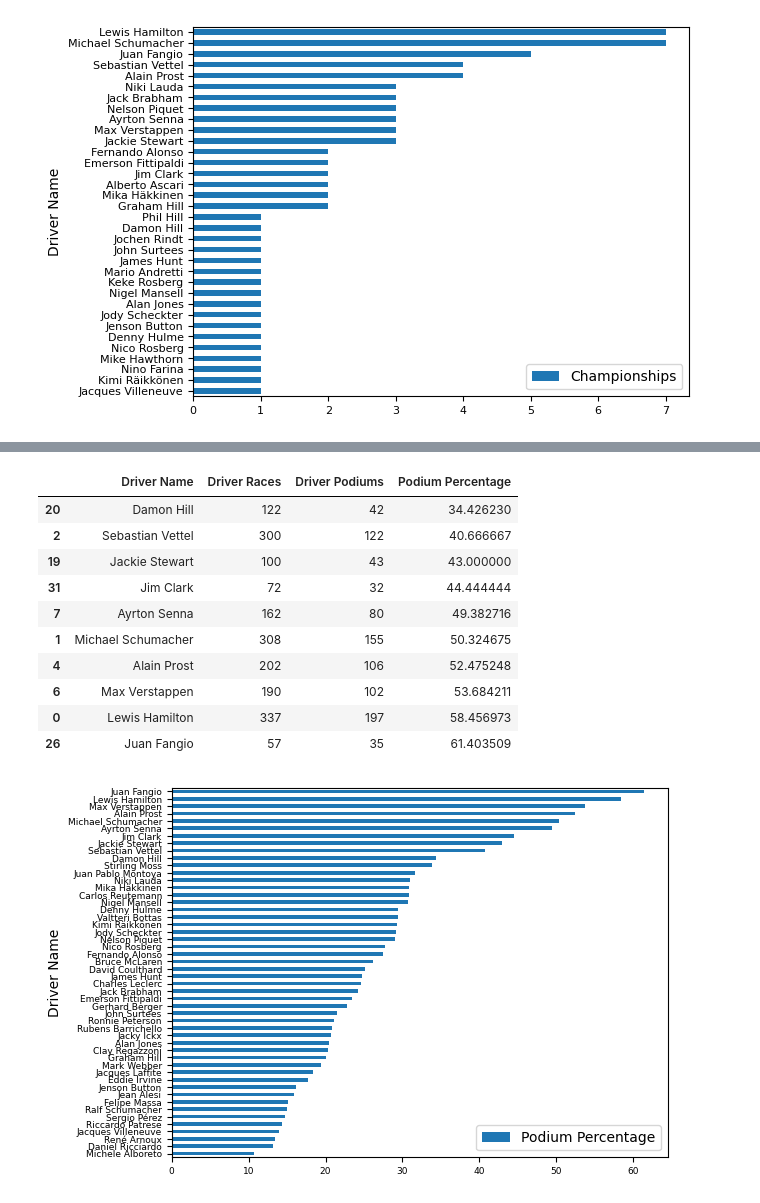
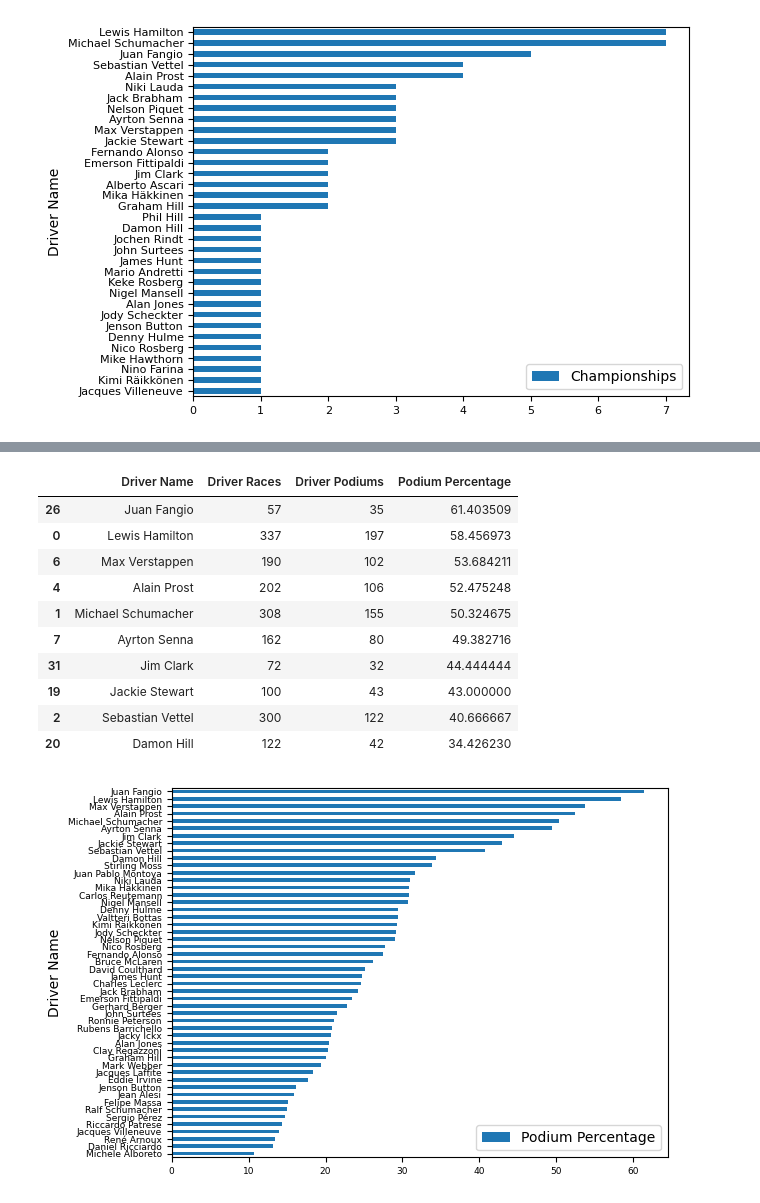
Before and after one commit to hr546/BEE2041-Empirical-Project, a Jupyter notebook: BEE2041_Empirical_Project_-_A_Data-Driven_Investigation_to_Identify_the_best_Formula_One_Driver_of_All_Time.ipynb, the cells around one changed output, grey strips where cells are left out. Saved outputs shown, nothing was run; the diff lists cells and outputs as text; code cells hidden in the pictures.

```diff
--- a/BEE2041_Empirical_Project_-_A_Data-Driven_Investigation_to_Identify_the_best_Formula_One_Driver_of_All_Time.ipynb
+++ b/BEE2041_Empirical_Project_-_A_Data-Driven_Investigation_to_Identify_the_best_Formula_One_Driver_of_All_Time.ipynb
@@ -317,33 +328,34 @@ display(Wins_df.tail(10))
 # %%
 # Histogram of percentage of podiums
 # https://pitwall.app/records/driver-podiums
 
 # Converting "Driver Races" to an integer
 Podiums_df['Driver Races'] = Podiums_df['Driver Races'].astype(int)
 
 # Adding additional column to dataframe containing the percentage of podiums achieved by each driver
 Podiums_df["Podium Percentage"] = (Podiums_df["Driver Podiums"]/Podiums_df["Driver Races"]) * 100
 
 # Sorting dataframe so the highest percentage is listed first
 Podiums_df = Podiums_df.sort_values(by=["Podium Percentage"])
 
 # Plotting the bar chart for percentage of race wins
 Podiums_df.plot.barh(x = 'Driver Name', y = 'Podium Percentage', fontsize = 6.5)
 
 # Displaying dataframe - limited to top 10
-display(Podiums_df.tail(10))
+Podiums_df = Podiums_df.sort_values(by=["Podium Percentage"], ascending=False)
+display(Podiums_df.head(10))
 # %% [output]
 |  | Driver Name | Driver Races | Driver Podiums | Podium Percentage |
+| 26 | Juan Fangio | 57 | 35 | 61.403509 |
+| 0 | Lewis Hamilton | 337 | 197 | 58.456973 |
+| 6 | Max Verstappen | 190 | 102 | 53.684211 |
+| 4 | Alain Prost | 202 | 106 | 52.475248 |
+| 1 | Michael Schumacher | 308 | 155 | 50.324675 |
+| 7 | Ayrton Senna | 162 | 80 | 49.382716 |
+| 31 | Jim Clark | 72 | 32 | 44.444444 |
+| 19 | Jackie Stewart | 100 | 43 | 43.000000 |
+| 2 | Sebastian Vettel | 300 | 122 | 40.666667 |
 | 20 | Damon Hill | 122 | 42 | 34.426230 |
-| 2 | Sebastian Vettel | 300 | 122 | 40.666667 |
-| 19 | Jackie Stewart | 100 | 43 | 43.000000 |
-| 31 | Jim Clark | 72 | 32 | 44.444444 |
-| 7 | Ayrton Senna | 162 | 80 | 49.382716 |
-| 1 | Michael Schumacher | 308 | 155 | 50.324675 |
-| 4 | Alain Prost | 202 | 106 | 52.475248 |
-| 6 | Max Verstappen | 190 | 102 | 53.684211 |
-| 0 | Lewis Hamilton | 337 | 197 | 58.456973 |
-| 26 | Juan Fangio | 57 | 35 | 61.403509 |
 [figure]
 # %%
 # Histogram of percentage of pole positions
```
Also changed, not shown: parts of 8 cells of this notebook.
